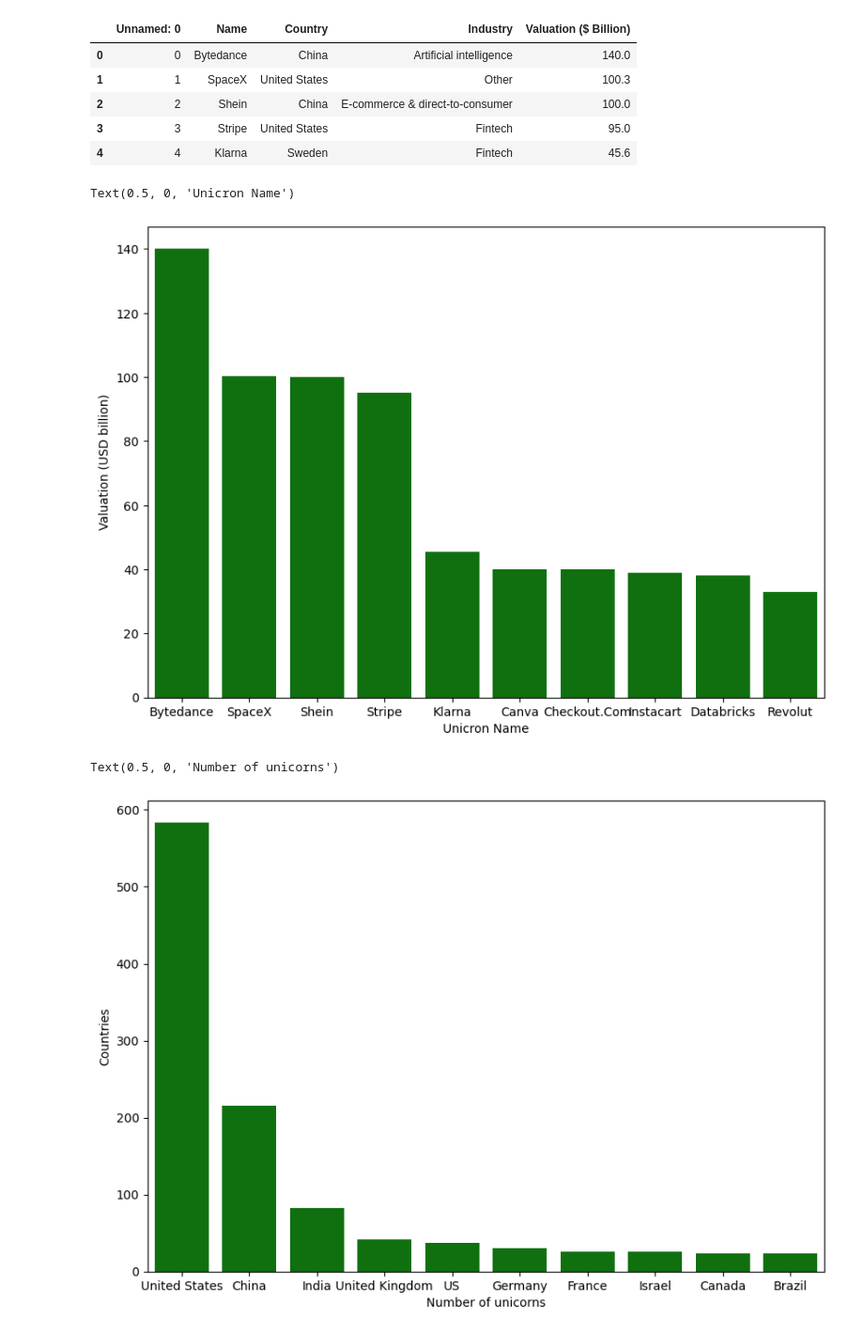
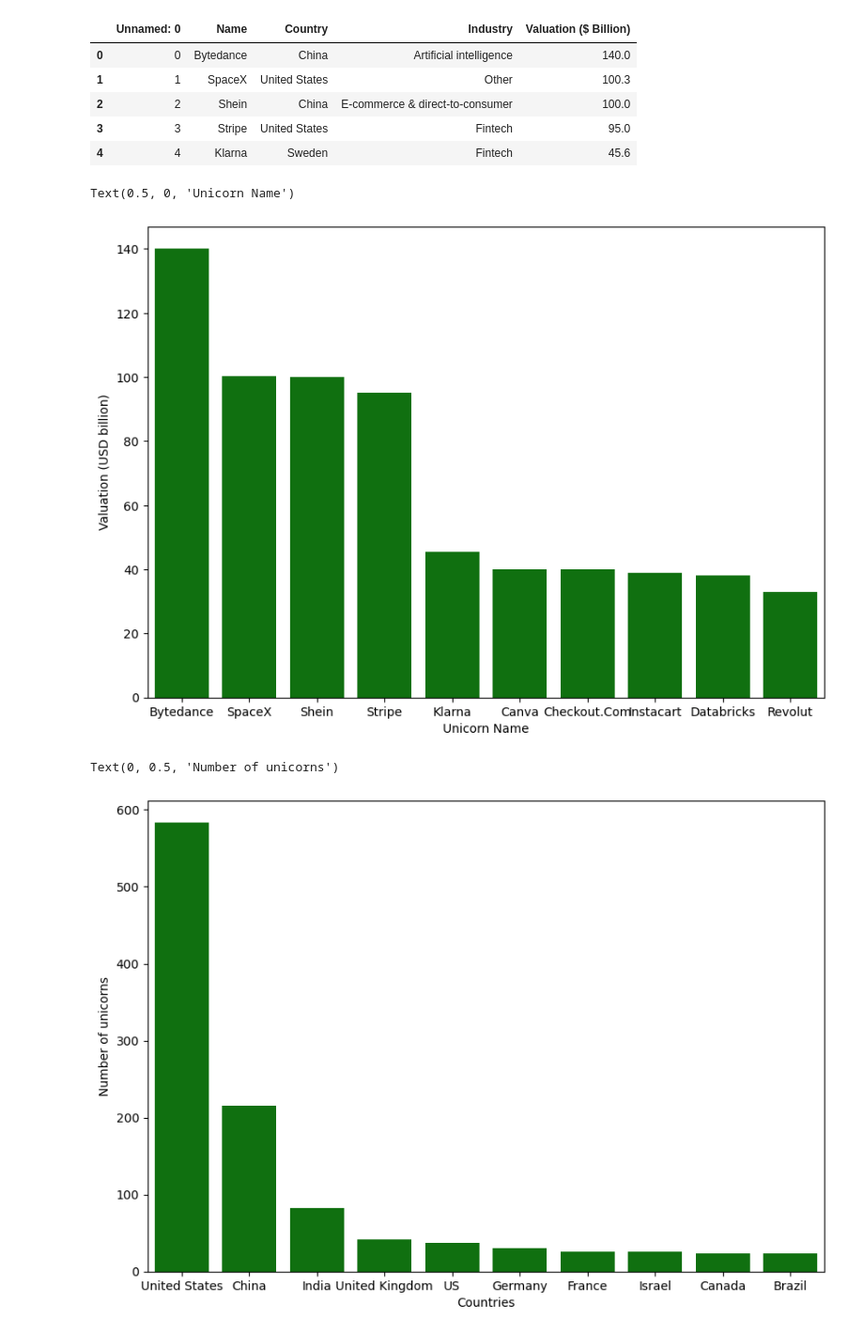
Before and after one commit to Frans-Grau/Project4-WebScrap, a Jupyter notebook: Insights/Unicorns.ipynb, the cells around one changed output. Shown: that part at 94% size. Cells and saved outputs as stored; diff of their text form; code cells hidden in the pictures.

```diff
--- a/Insights/Unicorns.ipynb
+++ b/Insights/Unicorns.ipynb
@@ -22,18 +22,18 @@ TopUxV = unicorns[['Name','Valuation ($ Billion)']].sort_values(by = 'Valuation
 fig01, ax = plt.subplots(figsize = (10, 7))
 sns.barplot(data = TopUxV, x ='Name', y ='Valuation ($ Billion)', color = 'Green')
 ax.set_ylabel('Valuation (USD billion)')
-ax.set_xlabel('Unicron Name')
+ax.set_xlabel('Unicorn Name')
 # %% [output]
-Text(0.5, 0, 'Unicron Name')
+Text(0.5, 0, 'Unicorn Name')
 [figure]
 # %%
 ### Top Countries x Num of Unicorns
 
 # Plot
 fig02, ax = plt.subplots(figsize = (10, 7))
 sns.countplot( x = 'Country', data = unicorns, color="Green", order=unicorns.Country.value_counts().index[:10])
-ax.set_ylabel('Countries')
-ax.set_xlabel('Number of unicorns')
+ax.set_xlabel('Countries')
+ax.set_ylabel('Number of unicorns')
 # %% [output]
-Text(0.5, 0, 'Number of unicorns')
+Text(0, 0.5, 'Number of unicorns')
-[figure, old version]
+[figure, new version]
```
Also changed, not shown: parts of 2 cells of this notebook.
